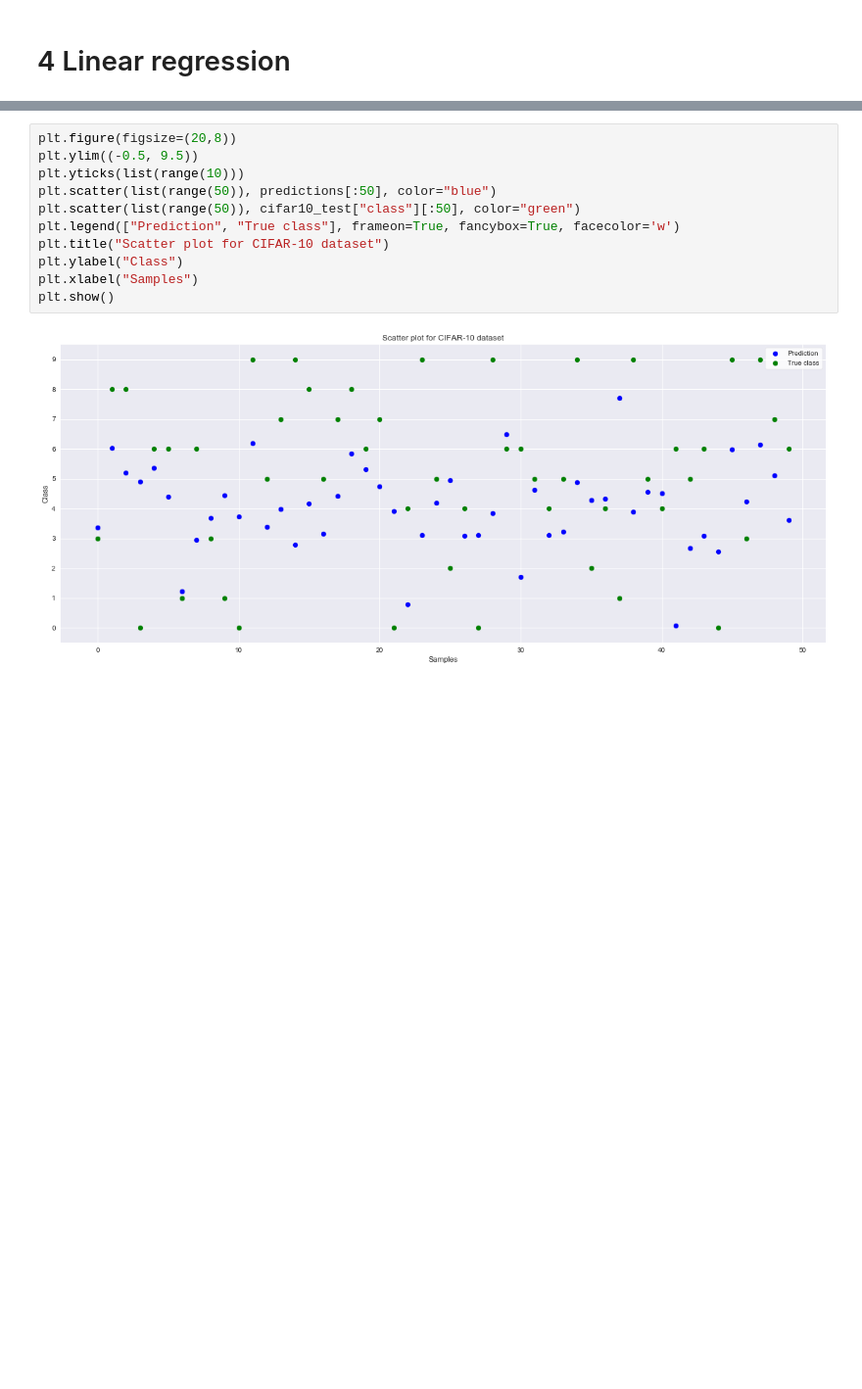
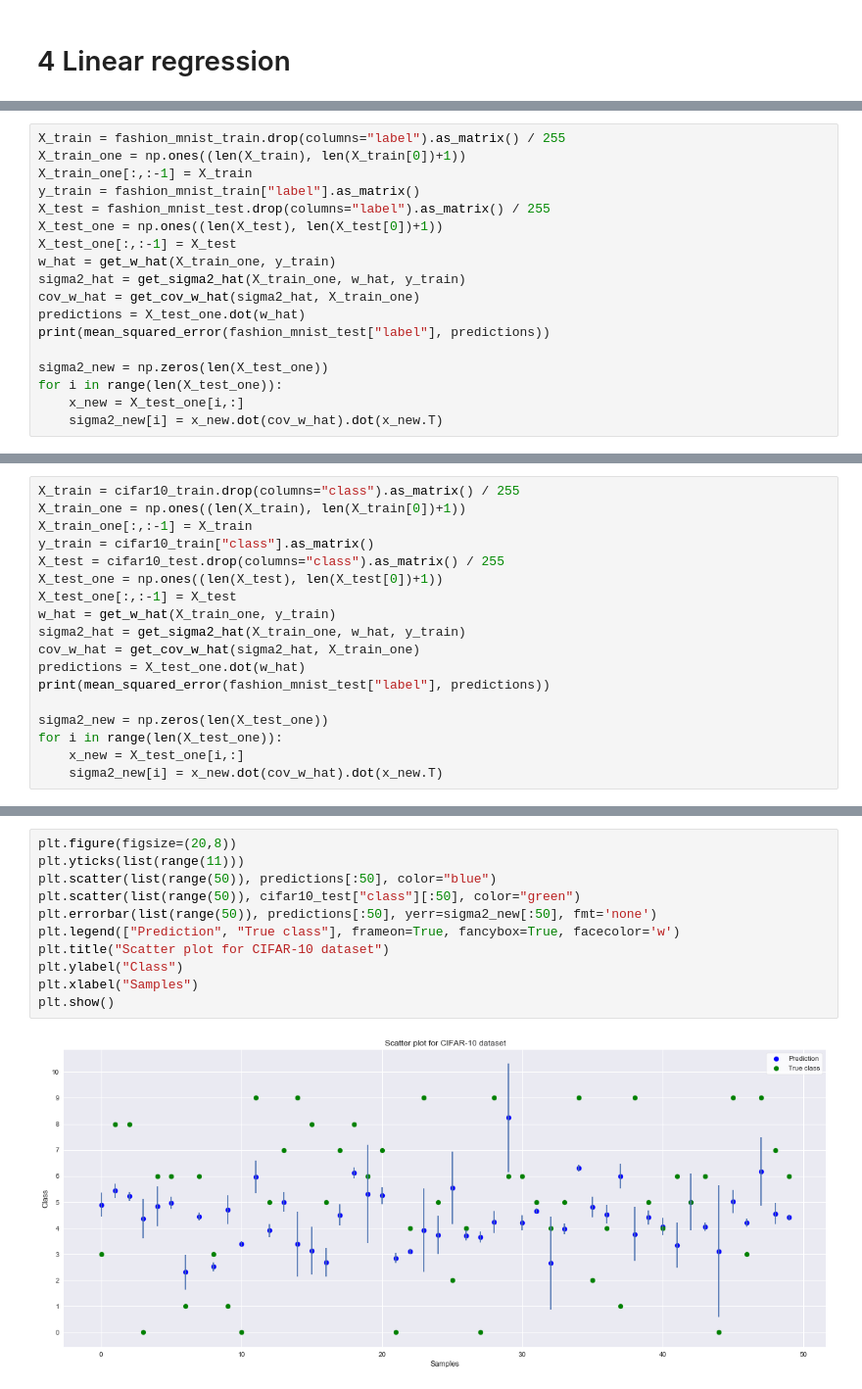
Before and after one commit to lomluca/asi_ae, a Jupyter notebook: assignment.ipynb, the cells around one changed output, grey strips where cells are left out. Shown: that part at 98% size. Drawn from its saved outputs; the diff is of its cells as text; blank space fills up the shorter version.

Commit message:
Added scatterplot with error bar for LR. Fix input data to LR, adding column of ones

```diff
--- a/assignment.ipynb
+++ b/assignment.ipynb
@@ -335,0 +323,18 @@ Prediction completed. Duration: 2.7s
+# %%
+X_train = fashion_mnist_train.drop(columns="label").as_matrix() / 255
+X_train_one = np.ones((len(X_train), len(X_train[0])+1))
+X_train_one[:,:-1] = X_train
+y_train = fashion_mnist_train["label"].as_matrix()
+X_test = fashion_mnist_test.drop(columns="label").as_matrix() / 255
+X_test_one = np.ones((len(X_test), len(X_test[0])+1))
+X_test_one[:,:-1] = X_test
+w_hat = get_w_hat(X_train_one, y_train)
+sigma2_hat = get_sigma2_hat(X_train_one, w_hat, y_train)
+cov_w_hat = get_cov_w_hat(sigma2_hat, X_train_one)
+predictions = X_test_one.dot(w_hat)
+print(mean_squared_error(fashion_mnist_test["label"], predictions))
+
+sigma2_new = np.zeros(len(X_test_one))
+for i in range(len(X_test_one)):
+    x_new = X_test_one[i,:]
+    sigma2_new[i] = x_new.dot(cov_w_hat).dot(x_new.T)
@@ -360,0 +356,18 @@ Prediction completed. Duration: 35.3s
+# %%
+X_train = cifar10_train.drop(columns="class").as_matrix() / 255
+X_train_one = np.ones((len(X_train), len(X_train[0])+1))
+X_train_one[:,:-1] = X_train
+y_train = cifar10_train["class"].as_matrix()
+X_test = cifar10_test.drop(columns="class").as_matrix() / 255
+X_test_one = np.ones((len(X_test), len(X_test[0])+1))
+X_test_one[:,:-1] = X_test
+w_hat = get_w_hat(X_train_one, y_train)
+sigma2_hat = get_sigma2_hat(X_train_one, w_hat, y_train)
+cov_w_hat = get_cov_w_hat(sigma2_hat, X_train_one)
+predictions = X_test_one.dot(w_hat)
+print(mean_squared_error(fashion_mnist_test["label"], predictions))
+
+sigma2_new = np.zeros(len(X_test_one))
+for i in range(len(X_test_one)):
+    x_new = X_test_one[i,:]
+    sigma2_new[i] = x_new.dot(cov_w_hat).dot(x_new.T)
@@ -361,13 +376,13 @@ Prediction completed. Duration: 35.3s
 # %%
 plt.figure(figsize=(20,8))
-plt.ylim((-0.5, 9.5))
-plt.yticks(list(range(10)))
+plt.yticks(list(range(11)))
 plt.scatter(list(range(50)), predictions[:50], color="blue")
 plt.scatter(list(range(50)), cifar10_test["class"][:50], color="green")
+plt.errorbar(list(range(50)), predictions[:50], yerr=sigma2_new[:50], fmt='none')
 plt.legend(["Prediction", "True class"], frameon=True, fancybox=True, facecolor='w')
 plt.title("Scatter plot for CIFAR-10 dataset")
 plt.ylabel("Class")
 plt.xlabel("Samples")
 plt.show()
 # %% [output]
-[figure, old version]
+[figure, new version]
```
Also changed, not shown: parts of 15 cells of this notebook.
